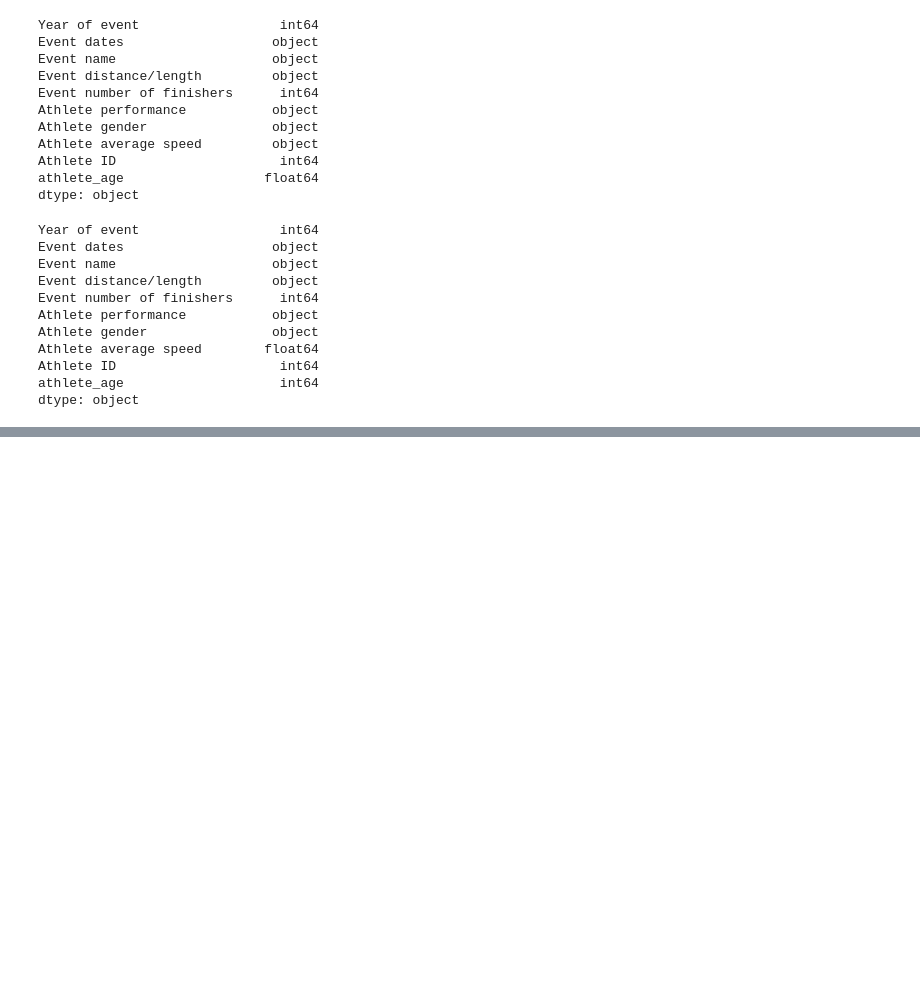
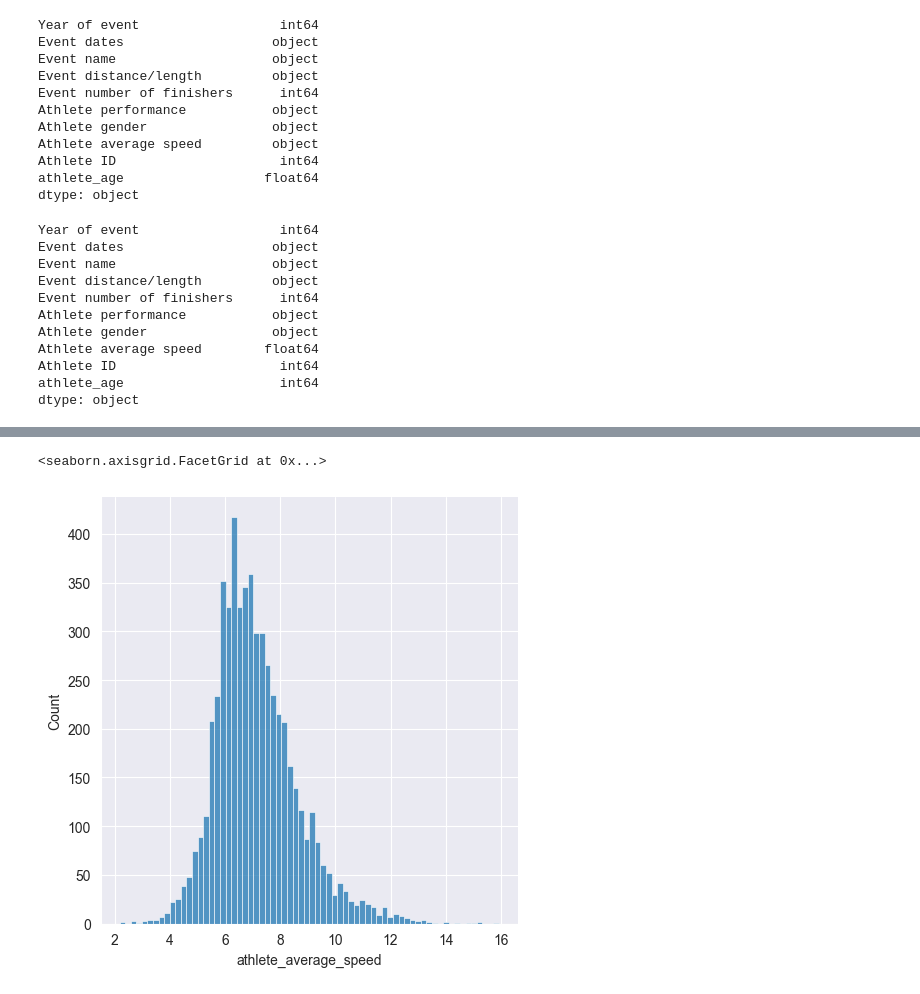
Before and after one commit to Suranjana99/Marathon_data_analysis, a Jupyter notebook: MarathonData.ipynb, the cells around one changed output, grey strips where cells are left out. Cells and saved outputs as stored; diff of their text form; code cells hidden in the pictures; blank space fills up the shorter version.

```diff
--- a/MarathonData.ipynb
+++ b/MarathonData.ipynb
@@ -309,0 +417,5 @@ dtype: object
+# %%
+sns.displot(df3[df3['race_length'] == '50mi']['athlete_average_speed'])
+# %% [output]
+<seaborn.axisgrid.FacetGrid at 0x...>
+[figure, added]
```
Also changed, not shown: parts of 28 cells of this notebook.
